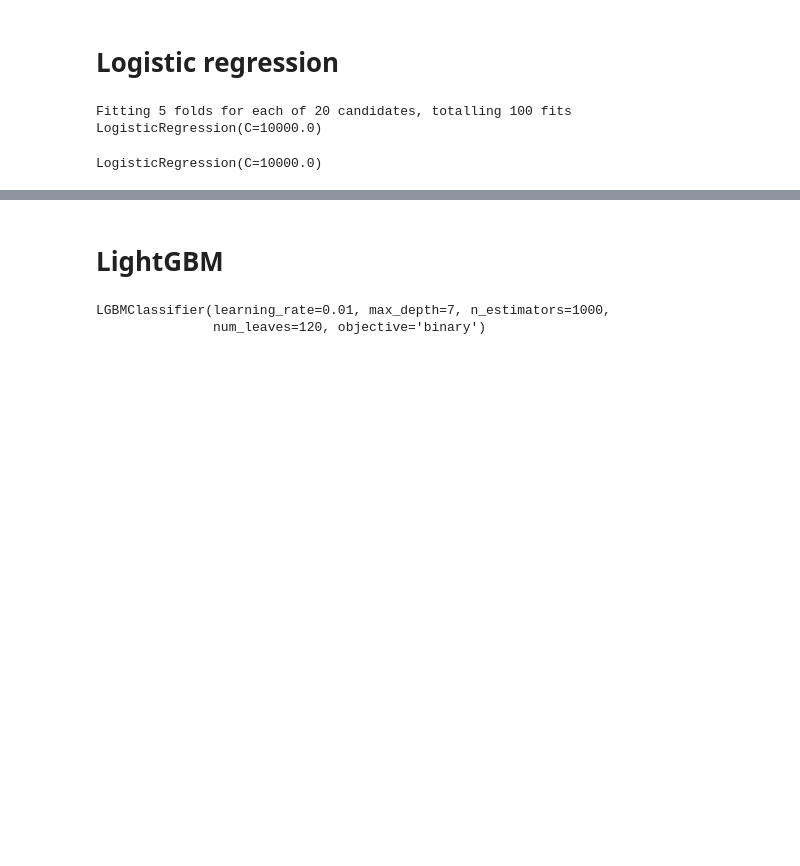
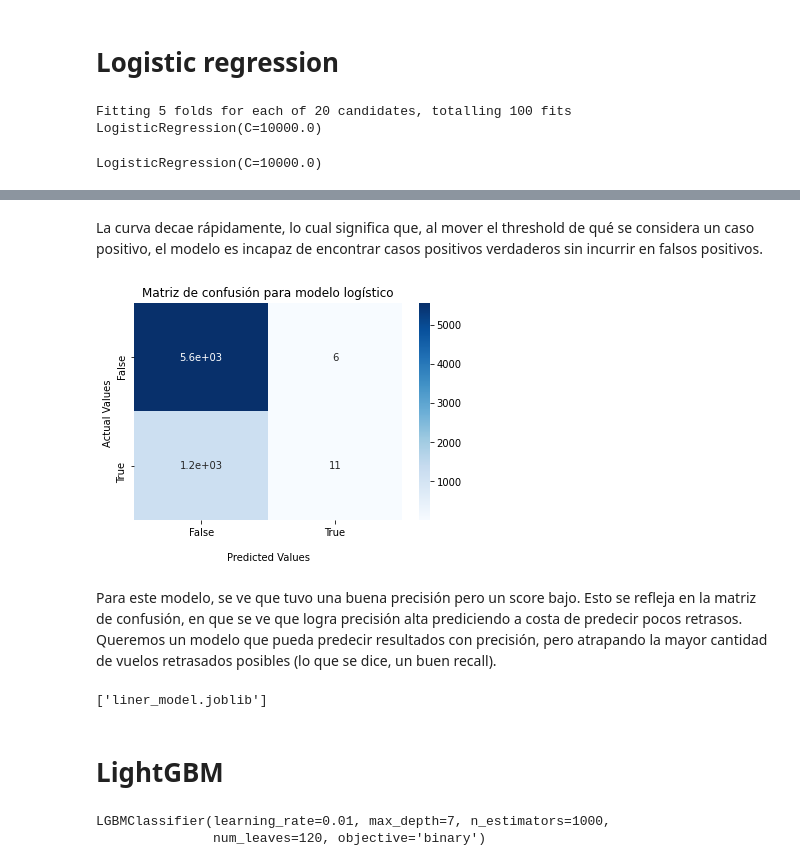
Before and after one commit to javierlunamisetich/Challenge_LATAM, a Jupyter notebook: solution.ipynb, the cells around one changed output, grey strips where cells are left out. Cells and saved outputs as stored; diff of their text form; code cells hidden in the pictures; blank space fills up the shorter version.

```diff
--- a/solution.ipynb
+++ b/solution.ipynb
@@ -728,4 +762,5 @@ linear.fit(X_train,y_train)
 LogisticRegression(C=10000.0)
 # %%
 result = linear.predict_proba(X_test)
+y_pred = linear.predict(X_test)
 # %%
@@ -736,3 +788,30 @@ Score del modelo de regresión logística: 0.292380626053367
+# %% [markdown]
+La curva decae rápidamente, lo cual significa que, al mover el threshold de qué se considera un caso positivo, el modelo es incapaz de encontrar casos positivos verdaderos sin incurrir en falsos positivos.
+# %%
+import seaborn as sns
+#Veamos la matriz de confusión
+cf_matrix = confusion_matrix(y_test, y_pred)
+ax = sns.heatmap(cf_matrix, annot=True, cmap='Blues')
+
+ax.set_title('Matriz de confusión para modelo logístico');
+ax.set_xlabel('\nPredicted Values')
+ax.set_ylabel('Actual Values ');
+
+## Ticket labels - List must be in alphabetical order
+ax.xaxis.set_ticklabels(['False','True'])
+ax.yaxis.set_ticklabels(['False','True'])
+
+## Display the visualization of the Confusion Matrix.
+plt.show()
+# %% [output]
+[figure, added]
+# %% [markdown]
+Para este modelo, se ve que tuvo una buena precisión pero un score bajo. Esto se refleja en la matriz de confusión, en que se ve que logra precisión alta prediciendo a costa de predecir pocos retrasos. Queremos un modelo que pueda predecir resultados con precisión, pero atrapando la mayor cantidad de vuelos retrasados posibles (lo que se dice, un buen recall).
+# %%
+from joblib import dump, load
+dump(linear, 'liner_model.joblib')
+# %% [output]
+['liner_model.joblib']
 # %% [markdown]
 # LightGBM
 # %%
```
Also changed, not shown: parts of 26 cells of this notebook.
